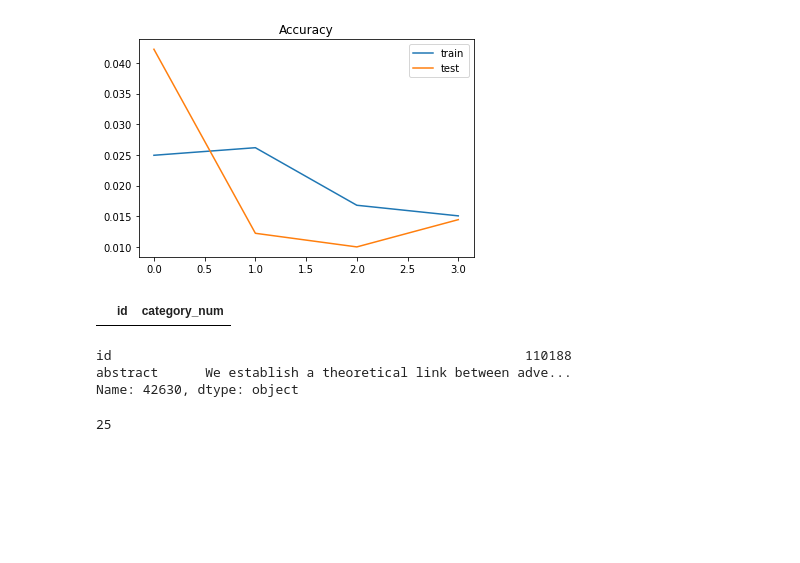
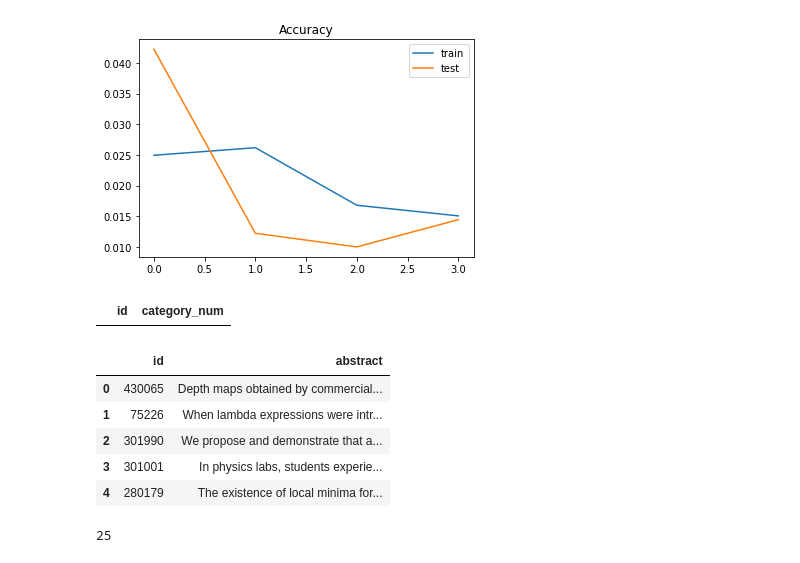
Before and after one commit to amritphuyal/DataRush, a Jupyter notebook: practise copy.ipynb, the cells around one changed output. Cells and saved outputs as stored; diff of their text form; code cells hidden in the pictures; blank space fills up the shorter version.

```diff
--- a/practise copy.ipynb
+++ b/practise copy.ipynb
@@ -288,17 +284,20 @@ df_solution
 # %%
 df_test=pd.read_csv('./data/test.csv')
 # df_test
 
 ## copy 'id' column of test.csv to "Id" column of df_solution
 df_solution.id=df_test.id   # or use below method
 # df_solution["id"]=df_test["id"].values
-df_test.loc[42630]
+df_test.head()
 
 # df_solution
 # %% [output]
-id                                                     110188
-abstract      We establish a theoretical link between adve...
-Name: 42630, dtype: object
+|  | id | abstract |
+| 0 | 430065 | Depth maps obtained by commercial... |
+| 1 | 75226 | When lambda expressions were intr... |
+| 2 | 301990 | We propose and demonstrate that a... |
+| 3 | 301001 | In physics labs, students experie... |
+| 4 | 280179 | The existence of local minima for... |
 # %%
 ####  Test manually
 new_abstract = ["The point process is a solid framework to model sequential data, such as videos, by exploring the underlying relevance. As a challenging problem for high-level video understanding, weakly supervised action recognition and localization in untrimmed videos has attracted intensive research attention. Knowledge transfer by leveraging the publicly available trimmed videos as external guidance is a promising attempt to make up for the coarse-grained video-level annotation and improve the generalization performance. However, unconstrained knowledge transfer may bring about irrelevant noise and jeopardize the learning model. This paper proposes a novel adaptability decomposing encoder-decoder network to transfer reliable knowledge between trimmed and untrimmed videos for action recognition and localization via bidirectional point process modeling, given only video-level annotations. By decomposing the original features into domain-adaptable and domain-specific ones based on their adaptability, trimmed-untrimmed knowledge transfer can be safely confined within a more coherent subspace. An encoder-decoder based structure is carefully designed and jointly optimized to facilitate effective action classification and temporal localization. Extensive experiments are conducted on two benchmark datasets (i.e., THUMOS14 and ActivityNet1.3), and experimental results clearly corroborate the efficacy of our method.  "]
```
Also changed, not shown: parts of 7 cells of this notebook, 17 other files.
